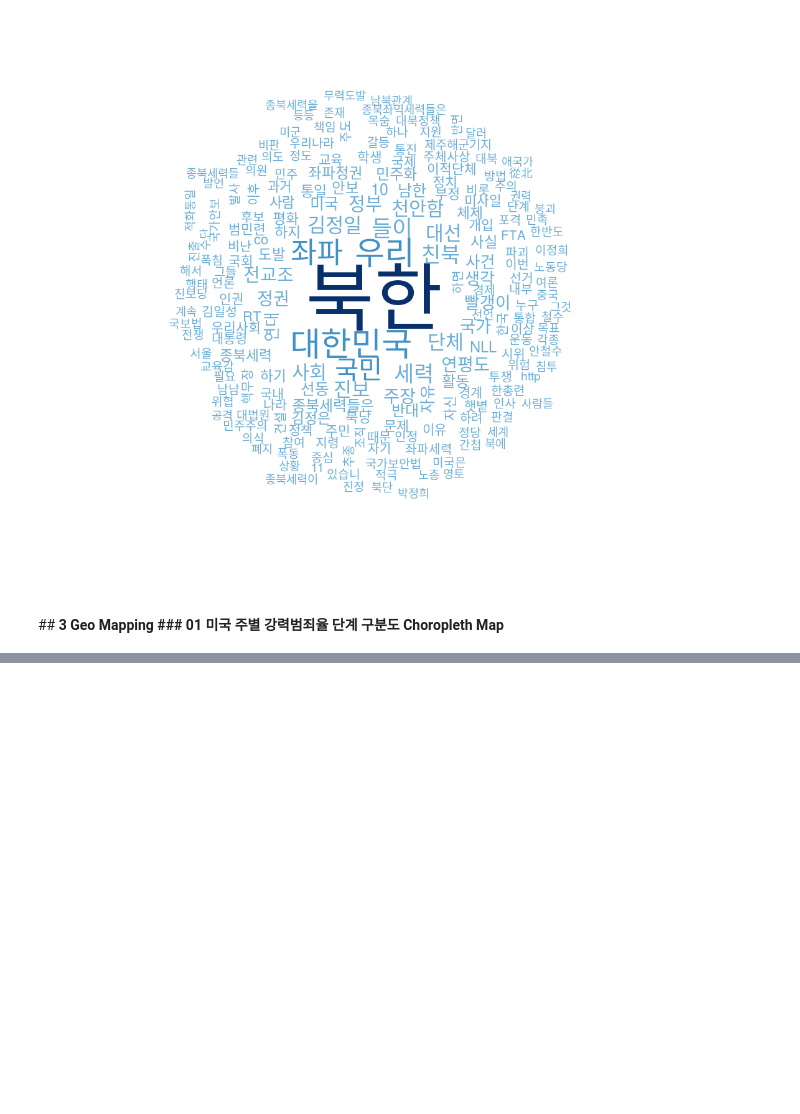
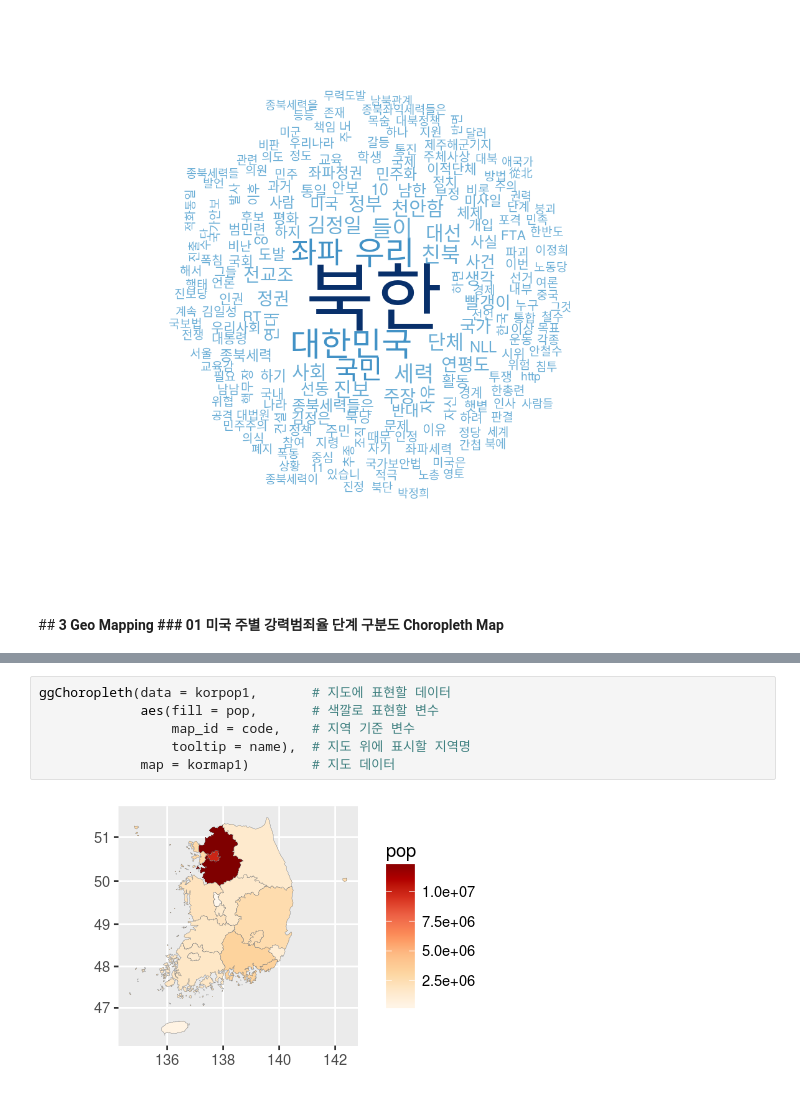
Before and after one commit to YongBeomKim/R, a Jupyter notebook: R04.Visualization.ipynb, the cells around one changed output, grey strips where cells are left out. Drawn from its saved outputs; the diff is of its cells as text; blank space fills up the shorter version.

```diff
--- a/R04.Visualization.ipynb
+++ b/R04.Visualization.ipynb
@@ -477,0 +495,8 @@ ggChoropleth(data = tbc,           # 지도에 표현할 데이터
+# %%
+ggChoropleth(data = korpop1,       # 지도에 표현할 데이터
+             aes(fill = pop,       # 색깔로 표현할 변수
+                 map_id = code,    # 지역 기준 변수
+                 tooltip = name),  # 지도 위에 표시할 지역명
+             map = kormap1)        # 지도 데이터
+# %% [output]
+[figure, added]
```
Also changed, not shown: parts of 27 cells of this notebook, 3 other files.
